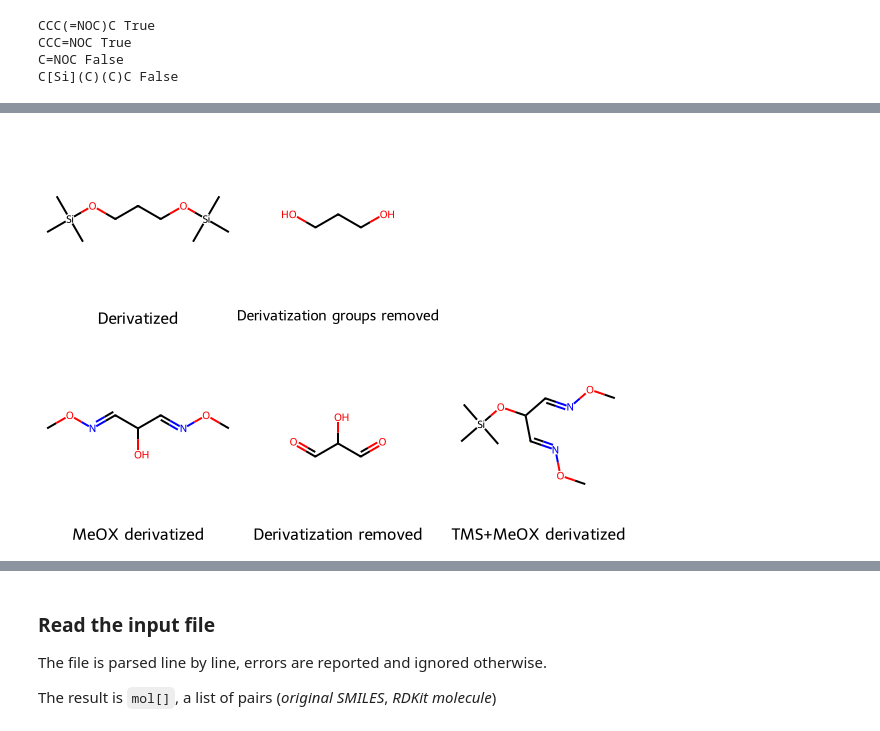
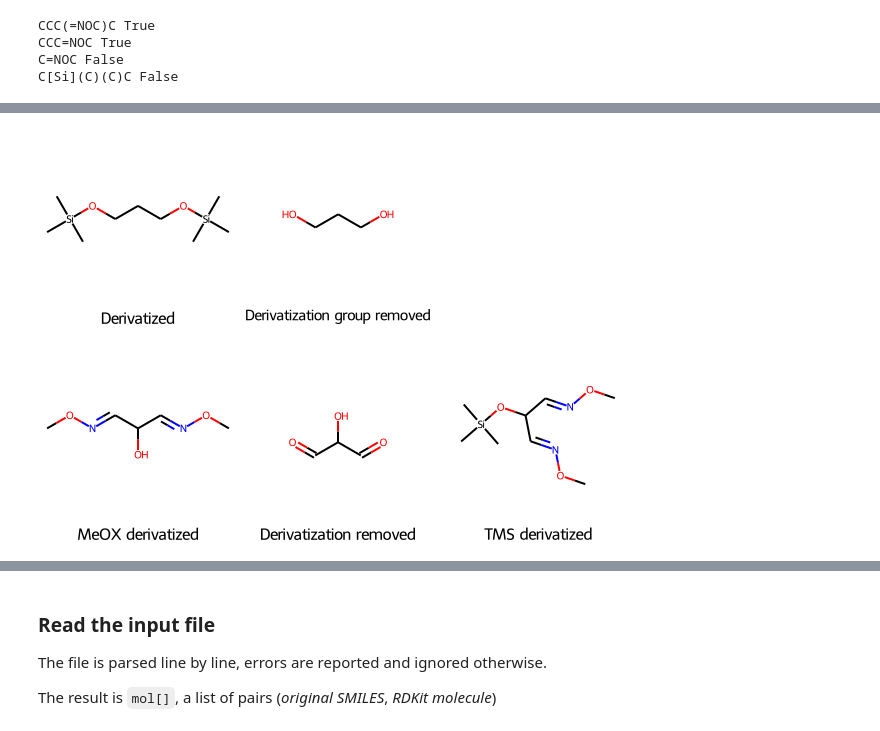
Before and after one commit to maximskorik/gc_derivatization, a Jupyter notebook: example/derivatization.ipynb, the cells around one changed output, grey strips where cells are left out. Drawn from its saved outputs; the diff is of its cells as text; code cells hidden in the pictures.

```diff
--- a/example/derivatization.ipynb
+++ b/example/derivatization.ipynb
@@ -81,17 +81,17 @@ ShowMols(
         mol := Chem.MolFromSmiles(smiles),
         remove_derivatization_groups(mol=mol)
     ],
-    legends=['Derivatized', 'Derivatization groups removed'])
+    legends=['Derivatized', 'Derivatization group removed'])
 # %% [output]
-[figure, old version]
+[figure, new version]
 # %%
 smiles = 'CON=CC(O)C=NOC'
 ShowMols(
     [
         der := Chem.MolFromSmiles(smiles),
         orig := remove_derivatization_groups(mol=der),
         add_derivatization_groups(mol=orig)
     ],
-    legends=['MeOX derivatized','Derivatization removed','TMS+MeOX derivatized'])
+    legends=['MeOX derivatized','Derivatization removed','TMS derivatized'])
 # %% [output]
-[figure, old version]
+[figure, new version]
```
Also changed, not shown: parts of 9 cells of this notebook, 1 other file.
